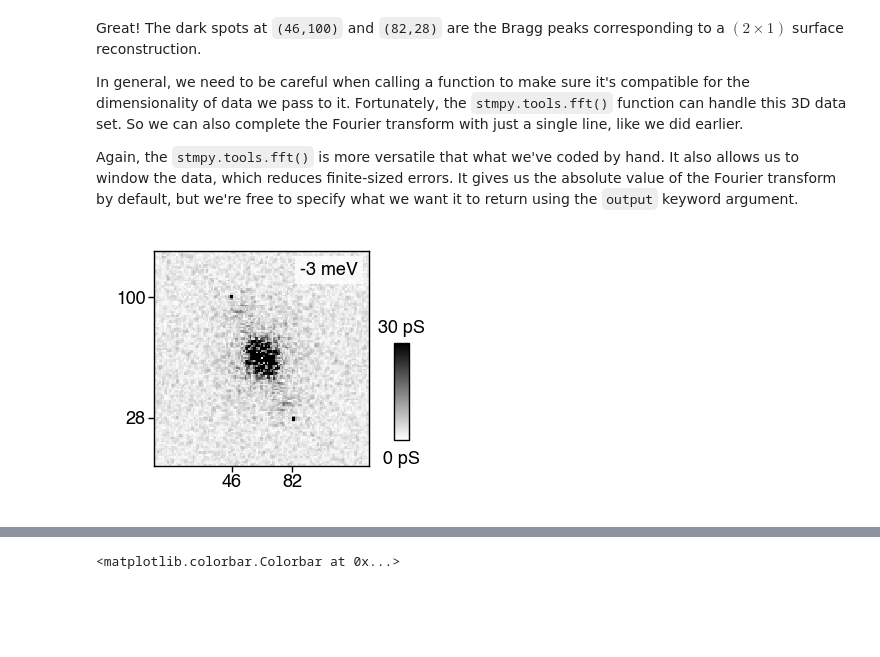
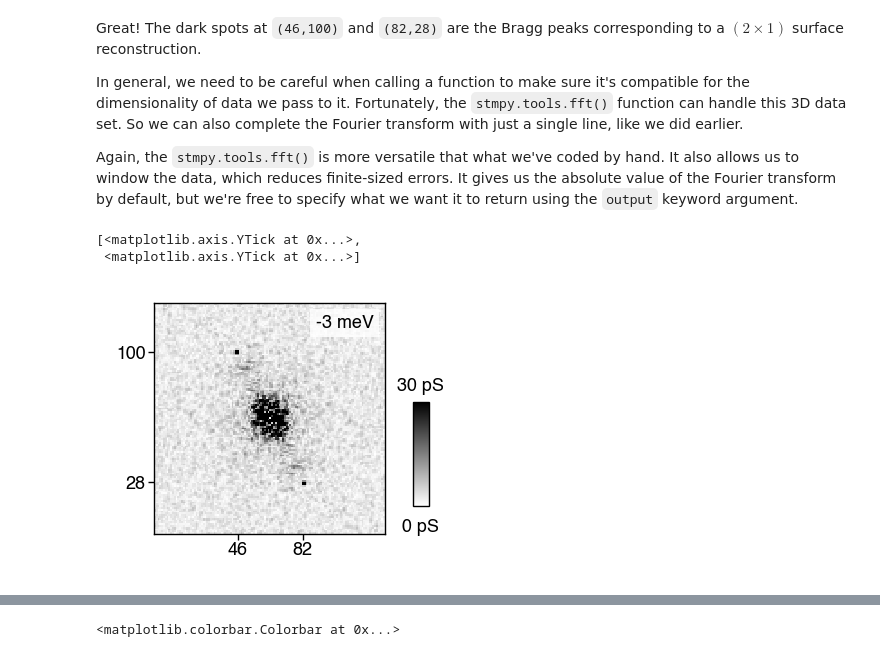
Before and after one commit to hoffmanlabcoding/stmpy, a Jupyter notebook: stmpy/doc/Stmpy 101 - getting started.ipynb, the cells around one changed output, grey strips where cells are left out. Cells and saved outputs as stored; diff of their text form; code cells hidden in the pictures; blank space fills up the shorter version.

```diff
--- a/stmpy/doc/Stmpy 101 - getting started.ipynb
+++ b/stmpy/doc/Stmpy 101 - getting started.ipynb
@@ -1070,17 +1087,19 @@ In general, we need to be careful when calling a function to make sure it's comp
 
 Again, the `stmpy.tools.fft()` is more versatile that what we've coded by hand. It also allows us to window the data, which reduces finite-sized errors. It gives us the absolute value of the Fourier transform by default, but we're free to specify what we want it to return using the `output` keyword argument.
 # %%
+# Fourier transform
 sm.lf = stmpy.tools.fft(sm.LIY, zeroDC=True, window='hanning', units='amplitude')*1e3
 # Multipy by 1e3 to change units from nS to pS
 
 ax = subplot(111)
 imshow(sm.lf[-18], clim=(0,30), aspect=1, cmap=stmpy.cm.gray_r, rasterized=True)
 stmpy.image.add_label('{:2.0f} meV'.format(sm.en[-18]), fs=6.5)
 stmpy.image.add_cbar(fs=6.5, sf=0, units='pS')
 ax.set_xticks([46,82]); ax.set_yticks([28,100])
-tight_layout()
 # %% [output]
+[<matplotlib.axis.YTick at 0x...>,
+ <matplotlib.axis.YTick at 0x...>]
-[figure, old version]
+[figure, new version]
 # %% [markdown]
 The signal is strongest along the Bragg direction, so we will take a linecut between the Bragg peaks.
 
```
Also changed, not shown: parts of 28 cells of this notebook, 2 other files.
